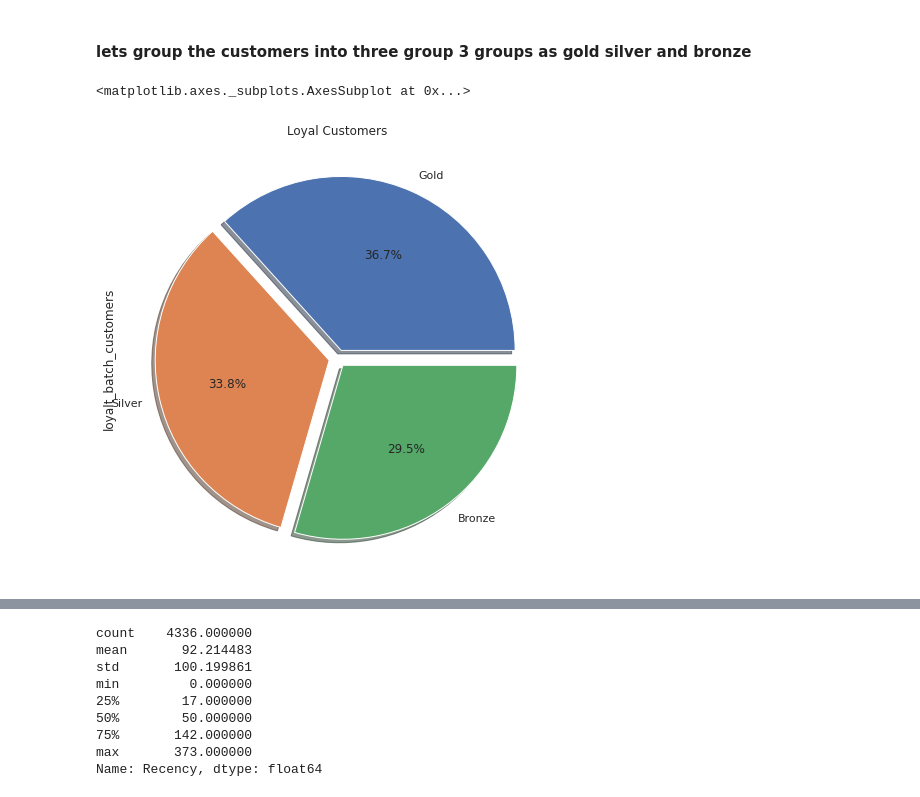
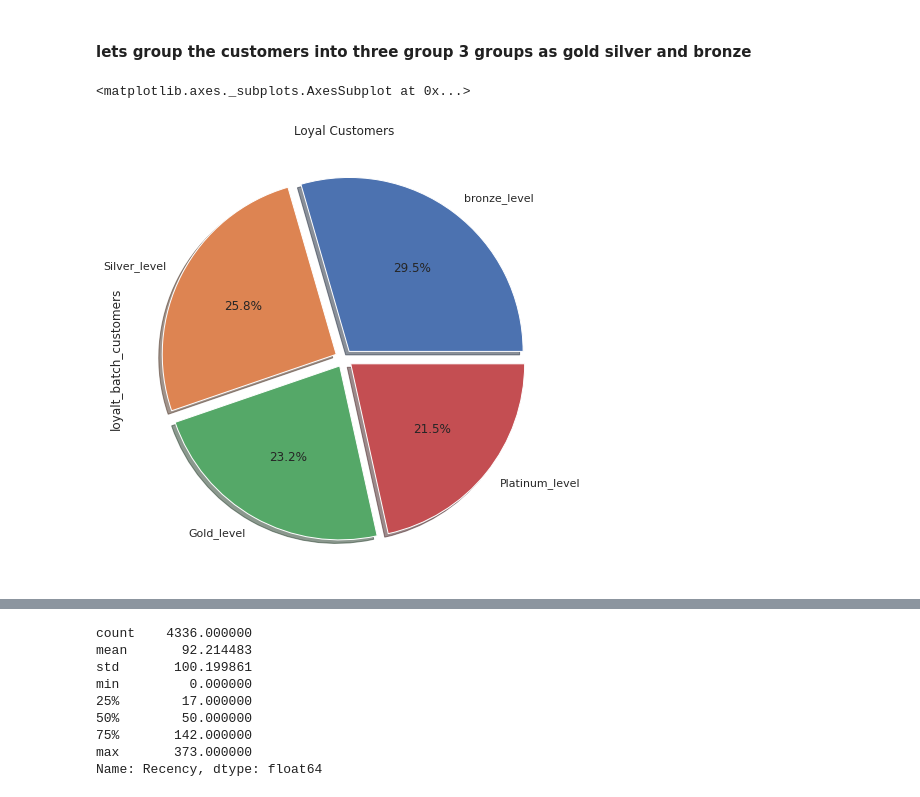
Before and after one commit to pavi-1994/retail_customer_segmentation_capstone_project, a Jupyter notebook: retail_customer_segmentation_capstone_project.ipynb, the cells around one changed output, grey strips where cells are left out. Drawn from its saved outputs; the diff is of its cells as text; code cells hidden in the pictures.

```diff
--- a/retail_customer_segmentation_capstone_project.ipynb
+++ b/retail_customer_segmentation_capstone_project.ipynb
@@ -1149,7 +1145,7 @@ def Loyalty(x):
-# %%
-loyalty_based_customer["loyalt_batch_customers"]=loyalty_based_customer['RFM_Score'].apply((lambda x: Loyalty(x)))
+# %%
+loyalty_based_customer['loyalt_batch_customers'] = pd.qcut(loyalty_based_customer['RFM_Score'], q=4,labels=["bronze_level","Silver_level","Gold_level","Platinum_level"])
 # %%
-loyalty_based_customer["loyalt_batch_customers"].value_counts().plot.pie(figsize=(10,8),legend=False,autopct='%1.1f%%',shadow=True,explode=(0.05,0.05,0.05),title='Loyal Customers')
+loyalty_based_customer["loyalt_batch_customers"].value_counts().plot.pie(figsize=(10,8),legend=False,autopct='%1.1f%%',shadow=True,explode=(0.05,0.05,0.05,0.05),title='Loyal Customers')
 # %% [output]
 <matplotlib.axes._subplots.AxesSubplot at 0x...>
-[figure, old version]
+[figure, new version]
```
Also changed, not shown: parts of 30 cells of this notebook.
